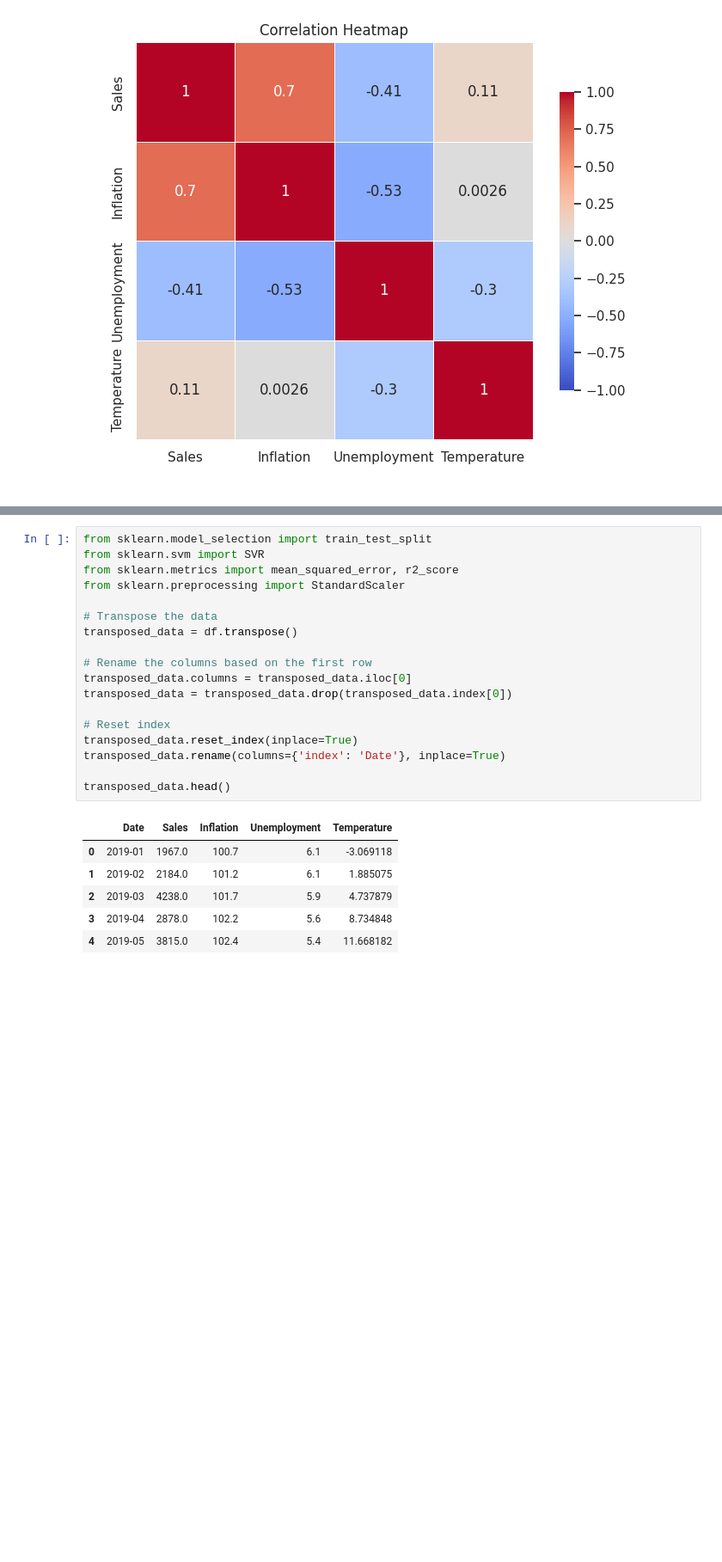
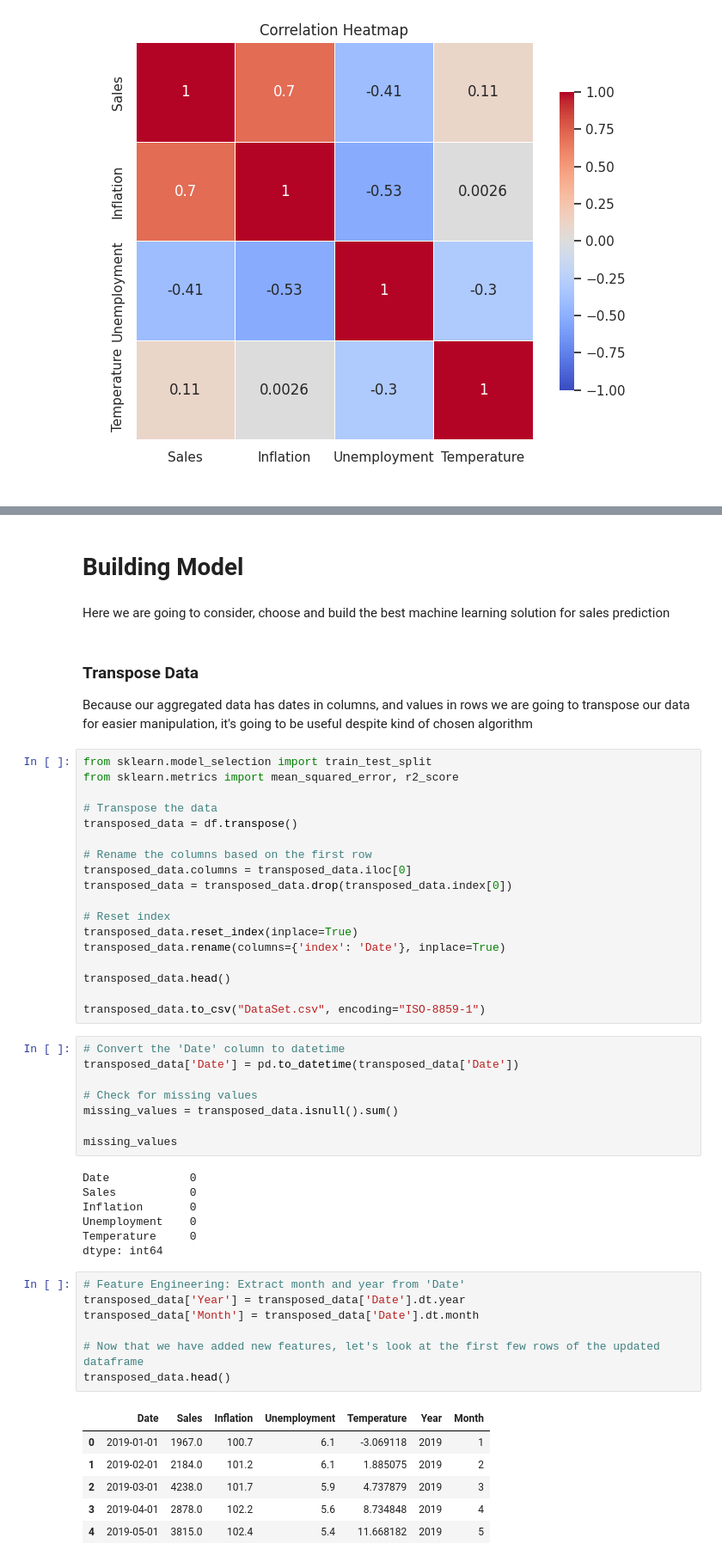
Before and after one commit to MichalI495002/Personal-Challenge, a Jupyter notebook: Jupyter Notebook/notebook.ipynb, the cells around one changed output, grey strips where cells are left out. Shown: that part at 86% size. Cells and saved outputs as stored; diff of their text form; blank space fills up the shorter version.

```diff
--- a/Jupyter Notebook/notebook.ipynb
+++ b/Jupyter Notebook/notebook.ipynb
@@ -282,8 +287,13 @@ Text(0.5, 1.0, 'Correlation Heatmap')
+# %% [markdown]
+# Building Model
+# %% [markdown]
+Here we are going to consider, choose and build the best machine learning solution for sales prediction
+# %% [markdown]
+### Transpose Data
+Because our aggregated data has dates in columns, and values in rows we are going to transpose our data for easier manipulation, it's going to be useful despite kind of chosen algorithm
 # %%
 from sklearn.model_selection import train_test_split
-from sklearn.svm import SVR
 from sklearn.metrics import mean_squared_error, r2_score
-from sklearn.preprocessing import StandardScaler
 
 # Transpose the data
 transposed_data = df.transpose()
@@ -297,11 +307,35 @@ transposed_data.reset_index(inplace=True)
 transposed_data.rename(columns={'index': 'Date'}, inplace=True)
 
 transposed_data.head()
+
+transposed_data.to_csv("DataSet.csv", encoding="ISO-8859-1")
-# %% [output]
-|  | Date | Sales | Inflation | Unemployment | Temperature |
-| 0 | 2019-01 | 1967.0 | 100.7 | 6.1 | -3.069118 |
-| 1 | 2019-02 | 2184.0 | 101.2 | 6.1 | 1.885075 |
-| 2 | 2019-03 | 4238.0 | 101.7 | 5.9 | 4.737879 |
-| 3 | 2019-04 | 2878.0 | 102.2 | 5.6 | 8.734848 |
-| 4 | 2019-05 | 3815.0 | 102.4 | 5.4 | 11.668182 |
+# %%
+# Convert the 'Date' column to datetime
+transposed_data['Date'] = pd.to_datetime(transposed_data['Date'])
+
+# Check for missing values
+missing_values = transposed_data.isnull().sum()
+
+missing_values
+# %% [output]
+Date            0
+Sales           0
+Inflation       0
+Unemployment    0
+Temperature     0
+dtype: int64
+# %%
+# Feature Engineering: Extract month and year from 'Date'
+transposed_data['Year'] = transposed_data['Date'].dt.year
+transposed_data['Month'] = transposed_data['Date'].dt.month
+
+# Now that we have added new features, let's look at the first few rows of the updated dataframe
+transposed_data.head()
+# %% [output]
+|  | Date | Sales | Inflation | Unemployment | Temperature | Year | Month |
+| 0 | 2019-01-01 | 1967.0 | 100.7 | 6.1 | -3.069118 | 2019 | 1 |
+| 1 | 2019-02-01 | 2184.0 | 101.2 | 6.1 | 1.885075 | 2019 | 2 |
+| 2 | 2019-03-01 | 4238.0 | 101.7 | 5.9 | 4.737879 | 2019 | 3 |
+| 3 | 2019-04-01 | 2878.0 | 102.2 | 5.6 | 8.734848 | 2019 | 4 |
+| 4 | 2019-05-01 | 3815.0 | 102.4 | 5.4 | 11.668182 | 2019 | 5 |
 # %% [markdown]
```
Also changed, not shown: parts of 29 cells of this notebook, 1 other file.
